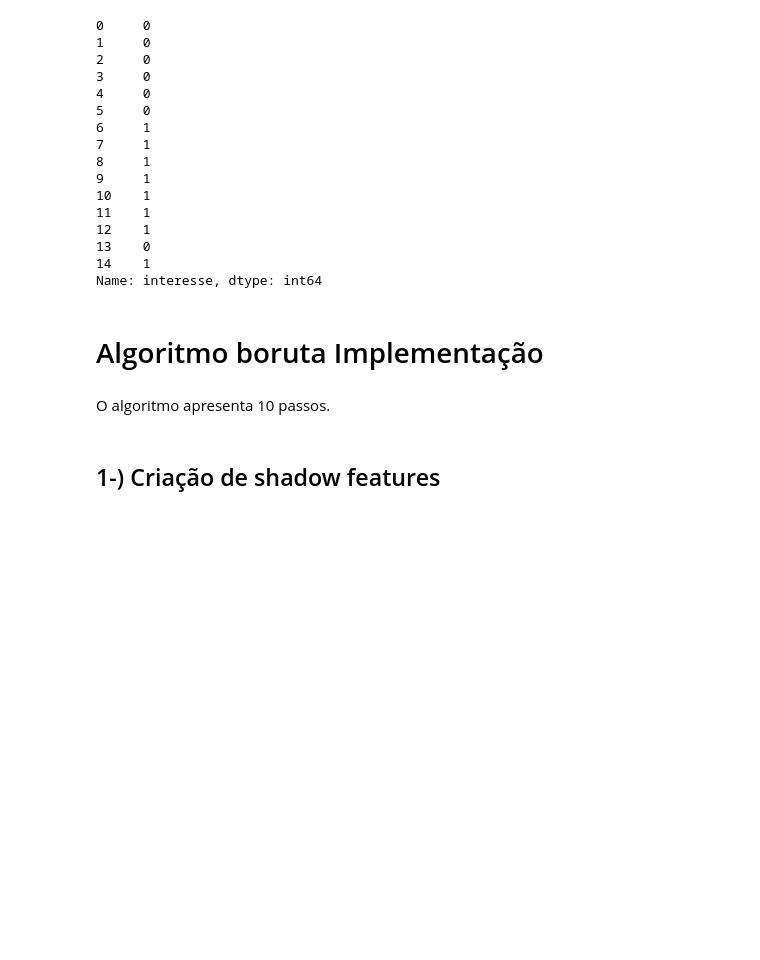
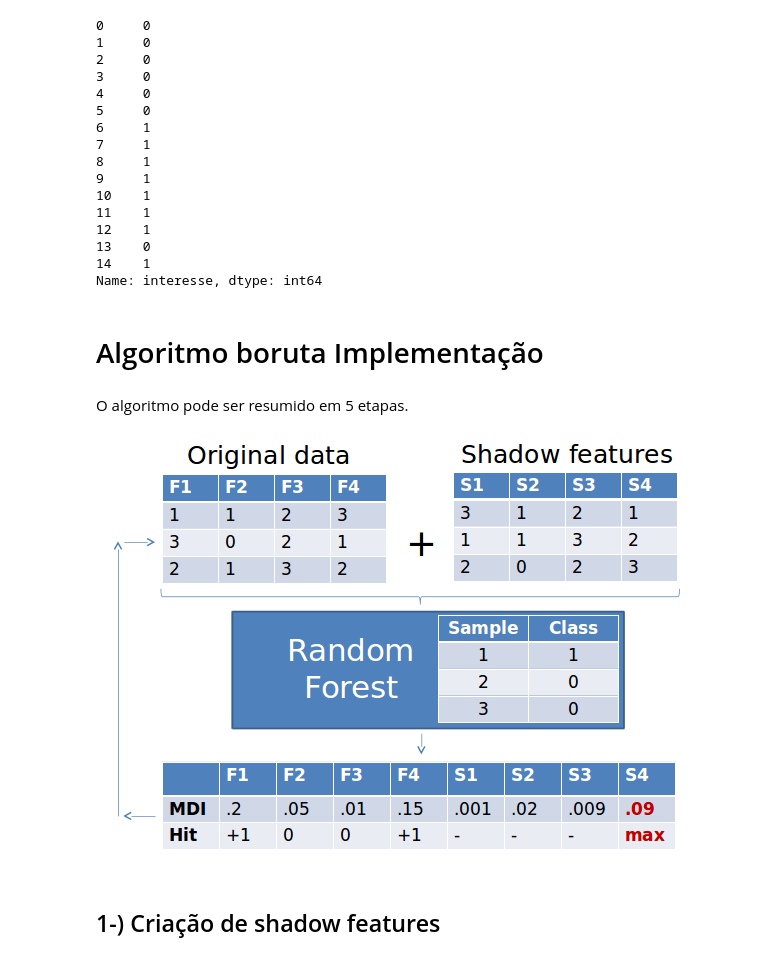
Before and after one commit to gabrielhpr/FeatureSelectionWithBoruta, a Jupyter notebook: Feature_selection_with_boruta.ipynb, the cells around one changed output. Drawn from its saved outputs; the diff is of its cells as text; code cells hidden in the pictures; blank space fills up the shorter version.

```diff
--- a/Feature_selection_with_boruta.ipynb
+++ b/Feature_selection_with_boruta.ipynb
@@ -218,8 +240,12 @@ y
 Name: interesse, dtype: int64
 # %% [markdown]
 # Algoritmo boruta Implementação
-# %% [markdown]
-O algoritmo apresenta 10 passos.
+# %% [markdown]
+O algoritmo pode ser resumido em 5 etapas.
+# %%
+Image('img/boruta_image.png')
+# %% [output]
+[figure, added]
 # %% [markdown]
 ## 1-) Criação de shadow features
 # %% [markdown]
```
Also changed, not shown: parts of 31 cells of this notebook, 1 other file.
